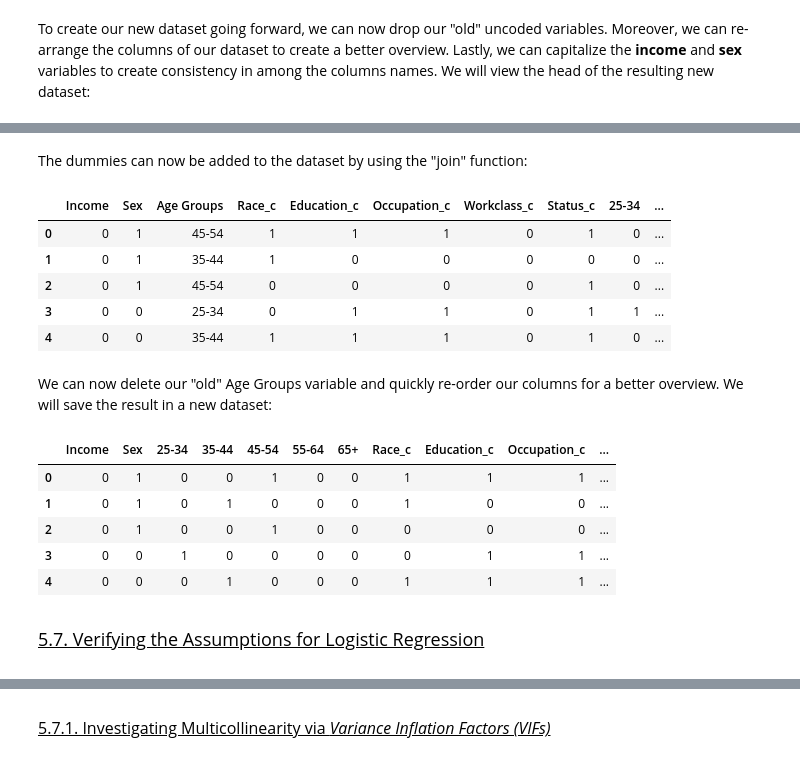
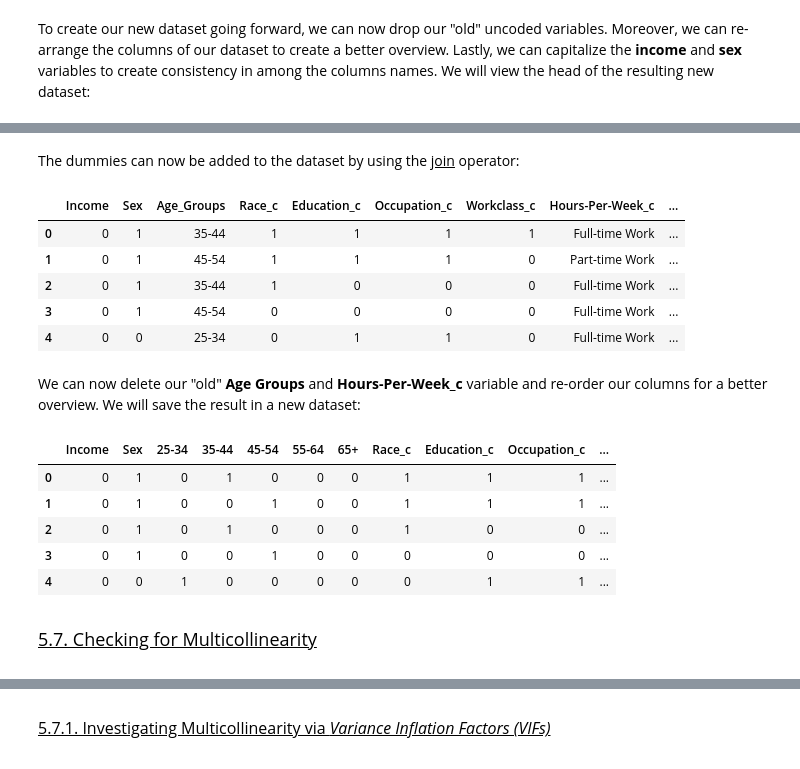
Before and after one commit to bgdatascience/Data-Science, a Jupyter notebook: Classifications/Income Prediction/Adult_Example_Notebook.ipynb, the cells around one changed output, grey strips where cells are left out. Drawn from its saved outputs; the diff is of its cells as text; code cells hidden in the pictures.

```diff
--- a/Classifications/Income Prediction/Adult_Example_Notebook.ipynb
+++ b/Classifications/Income Prediction/Adult_Example_Notebook.ipynb
@@ -643,0 +695,6 @@ pd.DataFrame(data_v003["Race_c"].unique())
+# %%
+bins_work = [0, 9, 30, 45, 99]
+labels_work = ["Occassional Work", "Part-time Work", "Full-time Work", "Overworkers"]
+
+data_v003["Hours-Per-Week_c"] = pd.cut(data_v003["hours-per-week"], bins=bins_work, labels=labels_work)
+pd.DataFrame(data_v003["Hours-Per-Week_c"].unique())
@@ -648,9 +711,10 @@ We have now concluded our recoding as their was no need to recode "sex" and "inc
 # %% [markdown]
 To create our new dataset going forward, we can now drop our "old" uncoded variables. Moreover, we can re-arrange the columns of our dataset to create a better overview. Lastly, we can capitalize the <b>income</b> and <b>sex</b> variables to create consistency in among the columns names. We will view the head of the resulting new dataset:
 # %%
-data_v004 = data_v003.drop(["age","workclass","education","marital-status","occupation","race"], axis=1)
+data_v004 = data_v003.drop(["age","workclass","education","marital-status","occupation","race", "hours-per-week"], axis=1)
 
-column_names = ["income", "sex", "Age Groups", "Race_c", "Education_c", "Occupation_c", "Workclass_c", "Status_c"]
+column_names = ["income", "sex", "Age_Groups", "Race_c", "Education_c",
+                "Occupation_c", "Workclass_c", "Hours-Per-Week_c", "Status_c"]
 
 data_v004 = data_v004.reindex(columns=column_names)
 
@@ -715,5 +771,5 @@ In the next step, we will create dummy variables from our <b>Age Groups</b> usin
 # %%
-Age_Dummy = pd.get_dummies(data_v004["Age Groups"], drop_first = True)
+Age_Dummy = pd.get_dummies(data_v004["Age_Groups"], drop_first = True)
 Age_Dummy.head()
 # %% [output]
 |  | 25-34 | 35-44 | 45-54 | 55-64 | 65+ |
@@ -724,0 +781,3 @@ Age_Dummy.head()
+# %%
+Hours_Dummy = pd.get_dummies(data_v004["Hours-Per-Week_c"], drop_first = True)
+Hours_Dummy.head()
@@ -725,33 +791,34 @@ Age_Dummy.head()
 # %% [markdown]
-The dummies can now be added to the dataset by using the "join" function:
+The dummies can now be added to the dataset by using the <u>join</u> operator:
 # %%
-data_v004 = data_v004.join(Age_Dummy)
+data_v004 = data_v004.join([Age_Dummy,Hours_Dummy])
 data_v004.head()
 # %% [output]
-|  | Income | Sex | Age Groups | Race_c | Education_c | Occupation_c | Workclass_c | Status_c | 25-34 | ... |
-| 0 | 0 | 1 | 45-54 | 1 | 1 | 1 | 0 | 1 | 0 | ... |
-| 1 | 0 | 1 | 35-44 | 1 | 0 | 0 | 0 | 0 | 0 | ... |
-| 2 | 0 | 1 | 45-54 | 0 | 0 | 0 | 0 | 1 | 0 | ... |
-| 3 | 0 | 0 | 25-34 | 0 | 1 | 1 | 0 | 1 | 1 | ... |
-| 4 | 0 | 0 | 35-44 | 1 | 1 | 1 | 0 | 1 | 0 | ... |
+|  | Income | Sex | Age_Groups | Race_c | Education_c | Occupation_c | Workclass_c | Hours-Per-Week_c | ... |
+| 0 | 0 | 1 | 35-44 | 1 | 1 | 1 | 1 | Full-time Work | ... |
+| 1 | 0 | 1 | 45-54 | 1 | 1 | 1 | 0 | Part-time Work | ... |
+| 2 | 0 | 1 | 35-44 | 1 | 0 | 0 | 0 | Full-time Work | ... |
+| 3 | 0 | 1 | 45-54 | 0 | 0 | 0 | 0 | Full-time Work | ... |
+| 4 | 0 | 0 | 25-34 | 0 | 1 | 1 | 0 | Full-time Work | ... |
 # %% [markdown]
-We can now delete our "old" Age Groups variable and quickly re-order our columns for a better overview. We will save the result in a new dataset:
+We can now delete our "old" <b>Age Groups</b> and <b>Hours-Per-Week_c</b> variable and re-order our columns for a better overview. We will save the result in a new dataset:
 # %%
-data_v005 = data_v004.drop("Age Groups", axis=1)
+data_v005 = data_v004.drop(["Age_Groups", "Hours-Per-Week_c"], axis=1)
 
 column_names_new = ["Income", "Sex", "25-34", "35-44", "45-54", "55-64", "65+",
-                    "Race_c", "Education_c", "Occupation_c", "Workclass_c", "Status_c"]
+                    "Race_c", "Education_c", "Occupation_c", "Workclass_c", "Part-time Work",
+                    "Full-time Work","Overworkers","Status_c"]
 
 data_v005 = data_v005.reindex(columns=column_names_new)
 
 data_v005.head()
 # %% [output]
 |  | Income | Sex | 25-34 | 35-44 | 45-54 | 55-64 | 65+ | Race_c | Education_c | Occupation_c | ... |
-| 0 | 0 | 1 | 0 | 0 | 1 | 0 | 0 | 1 | 1 | 1 | ... |
-| 1 | 0 | 1 | 0 | 1 | 0 | 0 | 0 | 1 | 0 | 0 | ... |
-| 2 | 0 | 1 | 0 | 0 | 1 | 0 | 0 | 0 | 0 | 0 | ... |
-| 3 | 0 | 0 | 1 | 0 | 0 | 0 | 0 | 0 | 1 | 1 | ... |
-| 4 | 0 | 0 | 0 | 1 | 0 | 0 | 0 | 1 | 1 | 1 | ... |
+| 0 | 0 | 1 | 0 | 1 | 0 | 0 | 0 | 1 | 1 | 1 | ... |
+| 1 | 0 | 1 | 0 | 0 | 1 | 0 | 0 | 1 | 1 | 1 | ... |
+| 2 | 0 | 1 | 0 | 1 | 0 | 0 | 0 | 1 | 0 | 0 | ... |
+| 3 | 0 | 1 | 0 | 0 | 1 | 0 | 0 | 0 | 0 | 0 | ... |
+| 4 | 0 | 0 | 1 | 0 | 0 | 0 | 0 | 0 | 1 | 1 | ... |
 # %% [markdown]
-<u><p style="font-size:18px">5.7. Verifying the Assumptions for Logistic Regression</p></u>
+<u><p style="font-size:18px">5.7. Checking for Multicollinearity</p></u>
 # %% [markdown]
```
Also changed, not shown: parts of 176 cells of this notebook.
